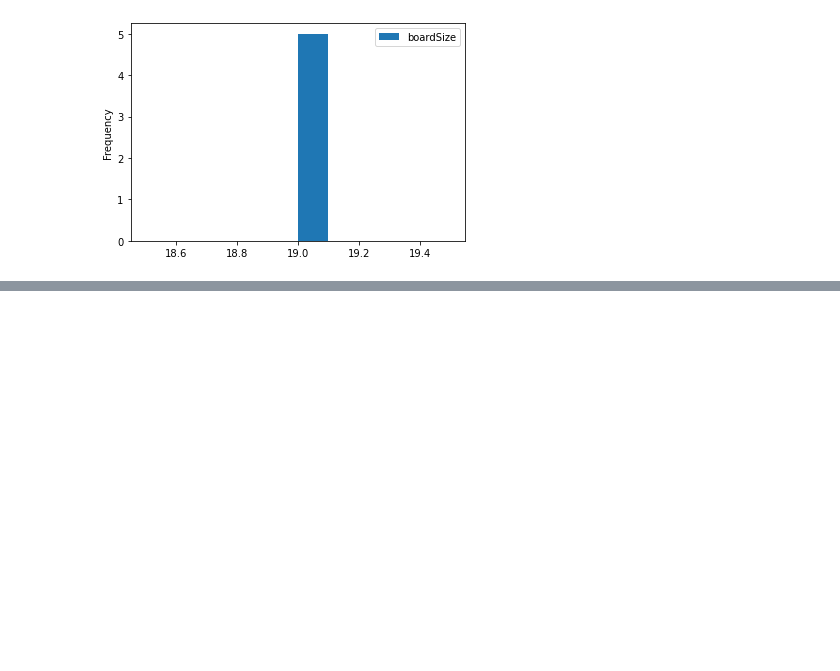
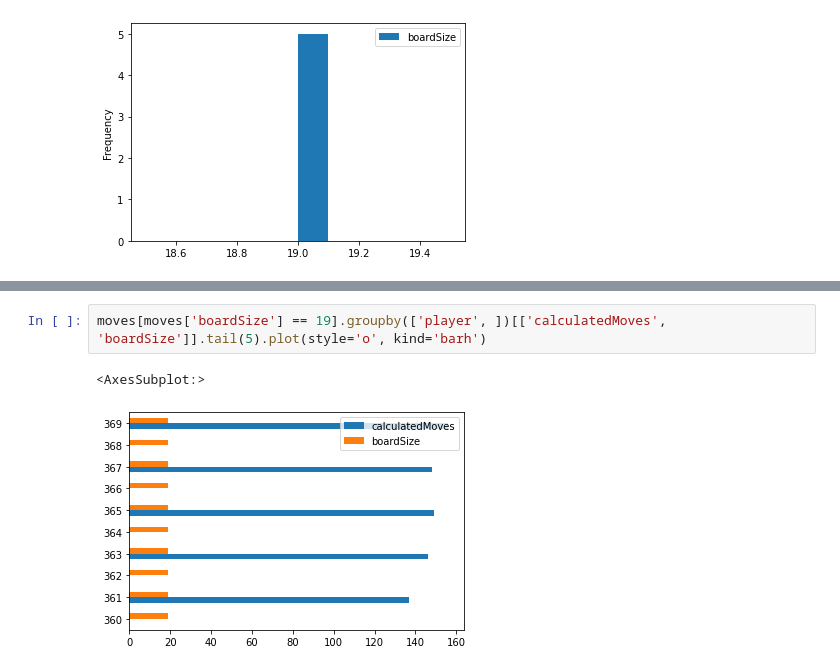
Before and after one commit to JackMalone1/Final-Year-Project, a Jupyter notebook: Jupyter Notebook/Data Analytics.ipynb, the cells around one changed output, grey strips where cells are left out. Cells and saved outputs as stored; diff of their text form; blank space fills up the shorter version.

```diff
--- a/Jupyter Notebook/Data Analytics.ipynb
+++ b/Jupyter Notebook/Data Analytics.ipynb
@@ -129,0 +153,5 @@ plt.show()
+# %%
+moves[moves['boardSize'] == 19].groupby(['player', ])[['calculatedMoves', 'boardSize']].tail(5).plot(style='o', kind='barh')
+# %% [output]
+<AxesSubplot:>
+[figure, added]
```
Also changed, not shown: parts of 14 cells of this notebook, 10 other files.
